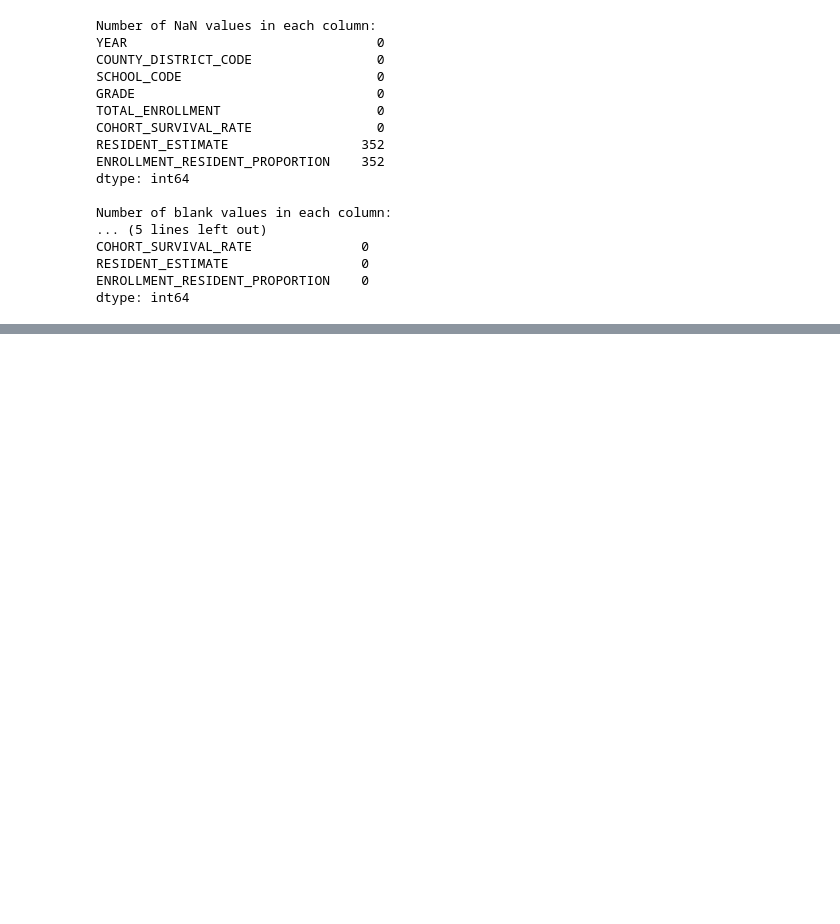
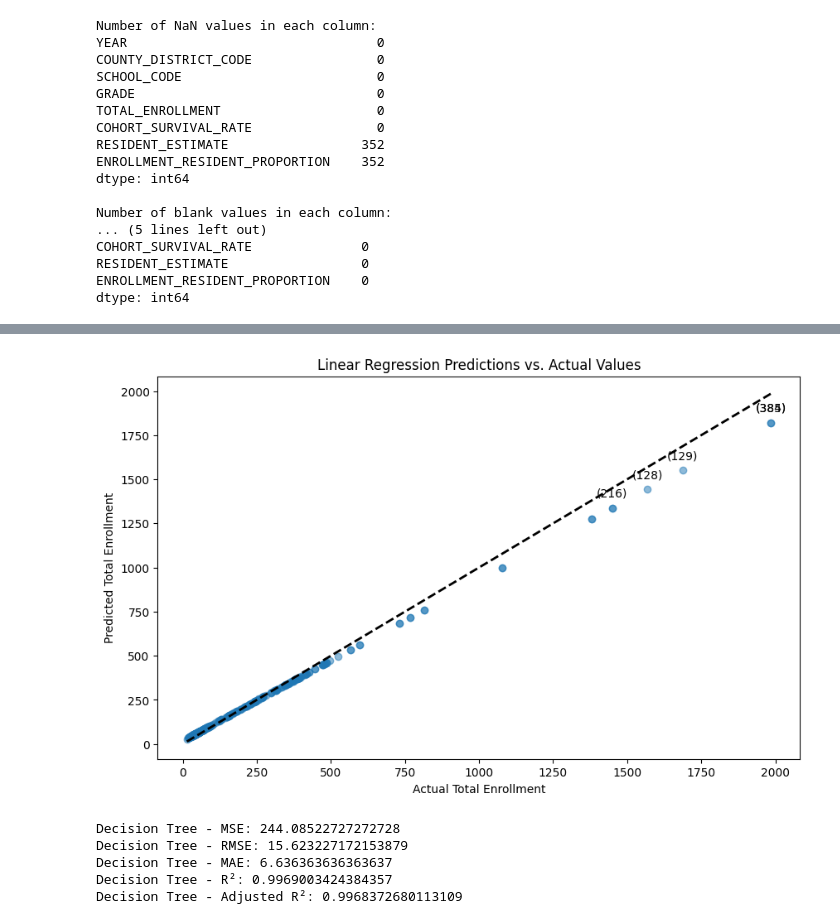
Before and after one commit to Kleach112/ML_Enrollment_Projections, a Jupyter notebook: notebooks/Enrollment_Projections_ML.ipynb, the cells around one changed output, grey strips where cells are left out. Saved outputs shown, nothing was run; the diff lists cells and outputs as text; code cells hidden in the pictures; blank space fills up the shorter version.

```diff
--- a/notebooks/Enrollment_Projections_ML.ipynb
+++ b/notebooks/Enrollment_Projections_ML.ipynb
@@ -138,0 +179,59 @@ Mean Squared Error: 649.6860342375368
+# %%
+# Calculate residuals
+residuals = y_test - lr_predictions
+
+# Create a DataFrame from predictions and residuals
+results_df = pd.DataFrame({'Actual': y_test, 'Predicted': lr_predictions, 'Residuals': residuals})
+
+# Sort the results by the absolute value of residuals
+results_df = results_df.abs().sort_values(by='Residuals', ascending=False)
+
+# Now let's re-plot with annotations for the points with the largest residuals
+plt.figure(figsize=(10, 6))
+plt.scatter(results_df['Actual'], results_df['Predicted'], alpha=0.5)
+
+# Plotting the line of perfect predictions
+plt.plot([y_test.min(), y_test.max()], [y_test.min(), y_test.max()], 'k--', lw=2)
+
+# Annotating significant outliers
+for i in range(5):  # Just an example to annotate the top 5 points
+    plt.annotate(f'({results_df.index[i]})', # This could be a school name or ID
+                 (results_df.iloc[i]['Actual'], results_df.iloc[i]['Predicted']),
+                 textcoords="offset points", # how to position the text
+                 xytext=(0,10), # distance from text to points (x,y)
+                 ha='center') # horizontal alignment can be left, right or center
+
+plt.title('Linear Regression Predictions vs. Actual Values')
+plt.xlabel('Actual Total Enrollment')
+plt.ylabel('Predicted Total Enrollment')
+plt.show()
+# %% [output]
+[figure, added]
+# %%
+# Train the Decision Tree Model
+dt_model = DecisionTreeRegressor()
+dt_model.fit(X_train, y_train)
+
+# Predictions
+dt_predictions = dt_model.predict(X_test)
+
+# Metrics
+dt_mse = mean_squared_error(y_test, dt_predictions)
+dt_rmse = np.sqrt(dt_mse)
+dt_mae = mean_absolute_error(y_test, dt_predictions)
+dt_r2 = r2_score(y_test, dt_predictions)
+
+# Adjusted R²
+dt_adjusted_r2 = 1 - (1 - dt_r2) * (n - 1) / (n - p - 1)
+
+print("Decision Tree - MSE:", dt_mse)
+print("Decision Tree - RMSE:", dt_rmse)
+print("Decision Tree - MAE:", dt_mae)
+print("Decision Tree - R²:", dt_r2)
+print("Decision Tree - Adjusted R²:", dt_adjusted_r2)
+# %% [output]
+Decision Tree - MSE: 244.08522727272728
+Decision Tree - RMSE: 15.623227172153879
+Decision Tree - MAE: 6.636363636363637
+Decision Tree - R²: 0.9969003424384357
+Decision Tree - Adjusted R²: 0.9968372680113109
```
Also changed, not shown: parts of 12 cells of this notebook, 11 other files.
